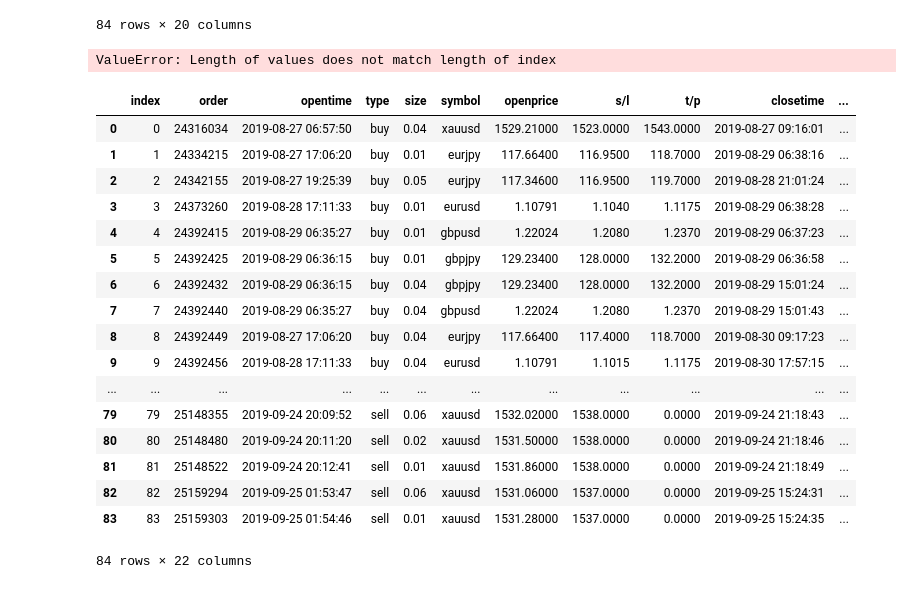
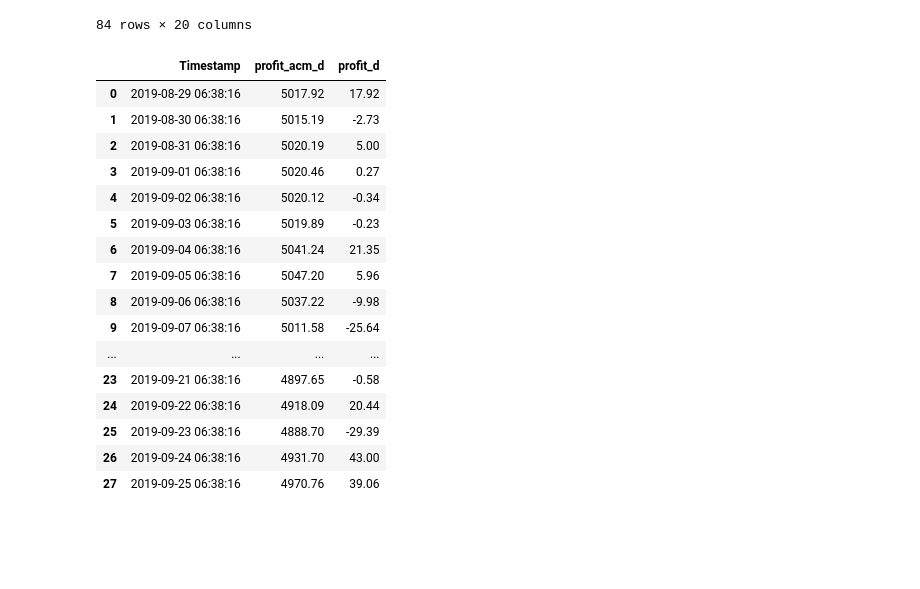
Before and after one commit to MaferAnso/LAB_2_MFAA, a Jupyter notebook: LAB_2_MFAA_Notebook.ipynb, the cells around one changed output. Saved outputs shown, nothing was run; the diff lists cells and outputs as text; code cells hidden in the pictures; blank space fills up the shorter version.

```diff
--- a/LAB_2_MFAA_Notebook.ipynb
+++ b/LAB_2_MFAA_Notebook.ipynb
@@ -58,35 +56,44 @@ datos
 # %%
 date=datos.closetime
 #Renglon 0, capital inicial
 #Renglon 1 capital anterior+ganancia/perdida del día
 # hacer una funcion y mandar a llamar o con un for [i] para todo el rango de días
 #Rango de fechas en las que se hizo traiding
 date
-df['Timestamp']=pd.date_range(start=date[2], end=date[2], freq='D')
-df['profit_d']=datos.profit
-df['profit_acm_d']=
+df=pd.DataFrame()
+
+
+
+
+df['Timestamp']=pd.date_range(start=datos.closetime.iloc[1], end=datos.closetime.iloc[83], freq='D')
+df['profit_acm_d']=datos['capital_acm']
+
+
+for i in range(1,len(df)):
+    df.loc[0,'profit_d']=df.loc[0,'profit_acm_d']-5000
+    df.loc[i,'profit_d']= df.loc[i,'profit_acm_d']-df.loc[i-1,'profit_acm_d']
+    df.sort_values('profit_d', ascending=True)
+
+
+
+df
 # %% [output]
-ValueError: Length of values does not match length of index
+|  | Timestamp | profit_acm_d | profit_d |
+| 0 | 2019-08-29 06:38:16 | 5017.92 | 17.92 |
+| 1 | 2019-08-30 06:38:16 | 5015.19 | -2.73 |
+| 2 | 2019-08-31 06:38:16 | 5020.19 | 5.00 |
+| 3 | 2019-09-01 06:38:16 | 5020.46 | 0.27 |
+| 4 | 2019-09-02 06:38:16 | 5020.12 | -0.34 |
+| 5 | 2019-09-03 06:38:16 | 5019.89 | -0.23 |
+| 6 | 2019-09-04 06:38:16 | 5041.24 | 21.35 |
+| 7 | 2019-09-05 06:38:16 | 5047.20 | 5.96 |
+| 8 | 2019-09-06 06:38:16 | 5037.22 | -9.98 |
+| 9 | 2019-09-07 06:38:16 | 5011.58 | -25.64 |
+| ... | ... | ... | ... |
+| 23 | 2019-09-21 06:38:16 | 4897.65 | -0.58 |
+| 24 | 2019-09-22 06:38:16 | 4918.09 | 20.44 |
+| 25 | 2019-09-23 06:38:16 | 4888.70 | -29.39 |
+| 26 | 2019-09-24 06:38:16 | 4931.70 | 43.00 |
+| 27 | 2019-09-25 06:38:16 | 4970.76 | 39.06 |
-# %%
-datos
-# %% [output]
-|  | index | order | opentime | type | size | symbol | openprice | s/l | t/p | closetime | ... |
-| 0 | 0 | 24316034 | 2019-08-27 06:57:50 | buy | 0.04 | xauusd | 1529.21000 | 1523.0000 | 1543.0000 | 2019-08-27 09:16:01 | ... |
-| 1 | 1 | 24334215 | 2019-08-27 17:06:20 | buy | 0.01 | eurjpy | 117.66400 | 116.9500 | 118.7000 | 2019-08-29 06:38:16 | ... |
-| 2 | 2 | 24342155 | 2019-08-27 19:25:39 | buy | 0.05 | eurjpy | 117.34600 | 116.9500 | 119.7000 | 2019-08-28 21:01:24 | ... |
-| 3 | 3 | 24373260 | 2019-08-28 17:11:33 | buy | 0.01 | eurusd | 1.10791 | 1.1040 | 1.1175 | 2019-08-29 06:38:28 | ... |
-| 4 | 4 | 24392415 | 2019-08-29 06:35:27 | buy | 0.01 | gbpusd | 1.22024 | 1.2080 | 1.2370 | 2019-08-29 06:37:23 | ... |
-| 5 | 5 | 24392425 | 2019-08-29 06:36:15 | buy | 0.01 | gbpjpy | 129.23400 | 128.0000 | 132.2000 | 2019-08-29 06:36:58 | ... |
-| 6 | 6 | 24392432 | 2019-08-29 06:36:15 | buy | 0.04 | gbpjpy | 129.23400 | 128.0000 | 132.2000 | 2019-08-29 15:01:24 | ... |
-| 7 | 7 | 24392440 | 2019-08-29 06:35:27 | buy | 0.04 | gbpusd | 1.22024 | 1.2080 | 1.2370 | 2019-08-29 15:01:43 | ... |
-| 8 | 8 | 24392449 | 2019-08-27 17:06:20 | buy | 0.04 | eurjpy | 117.66400 | 117.4000 | 118.7000 | 2019-08-30 09:17:23 | ... |
-| 9 | 9 | 24392456 | 2019-08-28 17:11:33 | buy | 0.04 | eurusd | 1.10791 | 1.1015 | 1.1175 | 2019-08-30 17:57:15 | ... |
-| ... | ... | ... | ... | ... | ... | ... | ... | ... | ... | ... | ... |
-| 79 | 79 | 25148355 | 2019-09-24 20:09:52 | sell | 0.06 | xauusd | 1532.02000 | 1538.0000 | 0.0000 | 2019-09-24 21:18:43 | ... |
-| 80 | 80 | 25148480 | 2019-09-24 20:11:20 | sell | 0.02 | xauusd | 1531.50000 | 1538.0000 | 0.0000 | 2019-09-24 21:18:46 | ... |
-| 81 | 81 | 25148522 | 2019-09-24 20:12:41 | sell | 0.01 | xauusd | 1531.86000 | 1538.0000 | 0.0000 | 2019-09-24 21:18:49 | ... |
-| 82 | 82 | 25159294 | 2019-09-25 01:53:47 | sell | 0.06 | xauusd | 1531.06000 | 1537.0000 | 0.0000 | 2019-09-25 15:24:31 | ... |
-| 83 | 83 | 25159303 | 2019-09-25 01:54:46 | sell | 0.01 | xauusd | 1531.28000 | 1537.0000 | 0.0000 | 2019-09-25 15:24:35 | ... |
-84 rows × 22 columns
 # %%
 # %% [output]
```
Also changed, not shown: parts of 4 cells of this notebook, 1 other file.
